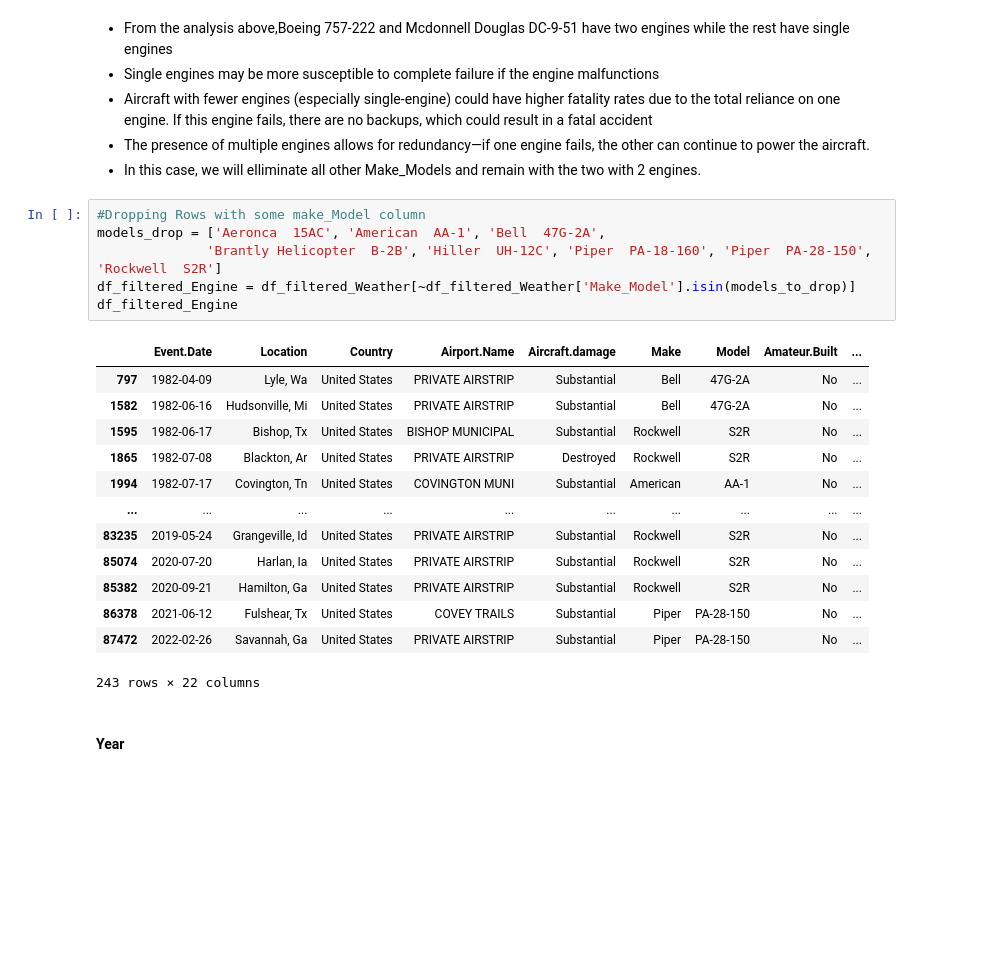
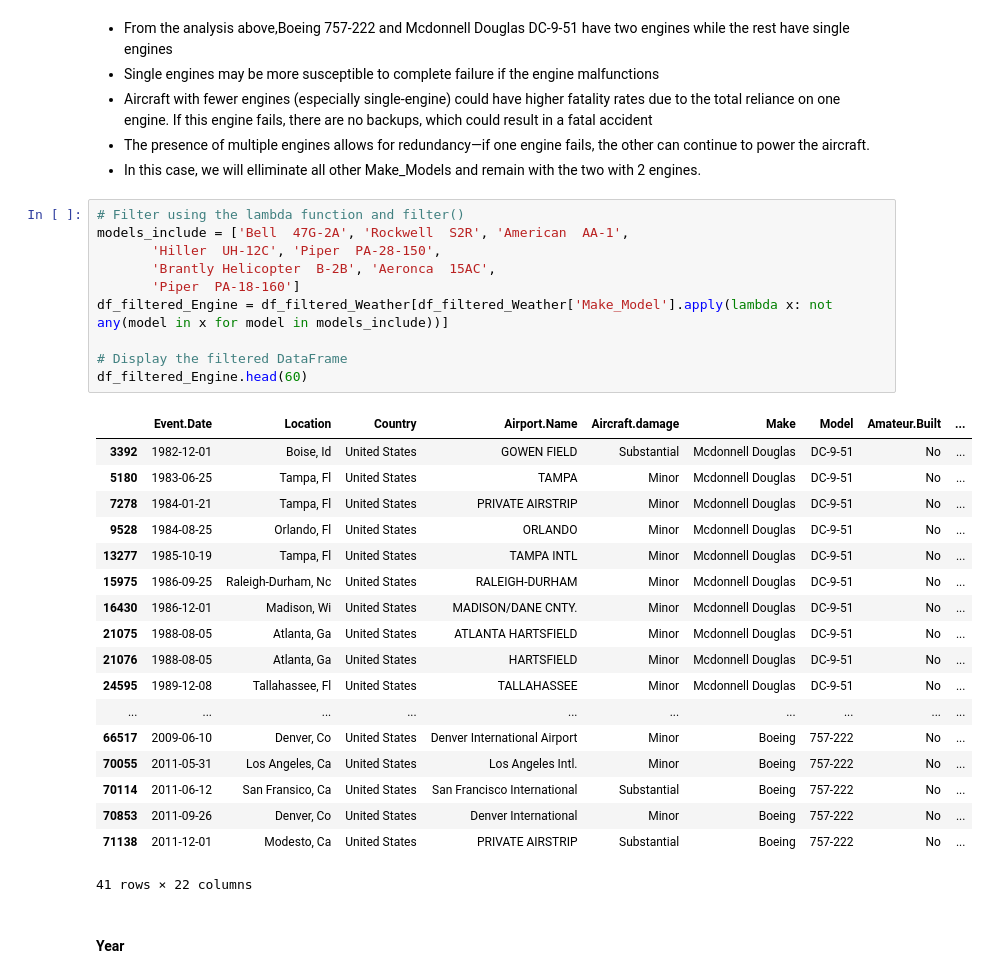
Before and after one commit to Lily-kwamboka/Aviation-Dataset-Analysis, a Jupyter notebook: Aviation.ipynb, the cells around one changed output. Drawn from its saved outputs; the diff is of its cells as text; blank space fills up the shorter version.

```diff
--- a/Aviation.ipynb
+++ b/Aviation.ipynb
@@ -1012,26 +1002,35 @@ print(df_Engine)
  - Aircraft with fewer engines (especially single-engine) could have higher fatality rates due to the total reliance on one engine. If this engine fails, there are no backups, which could result in a fatal accident
 - The presence of multiple engines allows for redundancy—if one engine fails, the other can continue to power the aircraft.
 - In this case, we will elliminate all other Make_Models and remain with the two with 2 engines.
-# %%
-#Dropping Rows with some make_Model column
-models_drop = ['Aeronca  15AC', 'American  AA-1', 'Bell  47G-2A',
-              'Brantly Helicopter  B-2B', 'Hiller  UH-12C', 'Piper  PA-18-160', 'Piper  PA-28-150', 'Rockwell  S2R']
-df_filtered_Engine = df_filtered_Weather[~df_filtered_Weather['Make_Model'].isin(models_to_drop)]
-df_filtered_Engine
-# %% [output]
-|  | Event.Date | Location | Country | Airport.Name | Aircraft.damage | Make | Model | Amateur.Built | ... |
-| 797 | 1982-04-09 | Lyle, Wa | United States | PRIVATE AIRSTRIP | Substantial | Bell | 47G-2A | No | ... |
-| 1582 | 1982-06-16 | Hudsonville, Mi | United States | PRIVATE AIRSTRIP | Substantial | Bell | 47G-2A | No | ... |
-| 1595 | 1982-06-17 | Bishop, Tx | United States | BISHOP MUNICIPAL | Substantial | Rockwell | S2R | No | ... |
-| 1865 | 1982-07-08 | Blackton, Ar | United States | PRIVATE AIRSTRIP | Destroyed | Rockwell | S2R | No | ... |
-| 1994 | 1982-07-17 | Covington, Tn | United States | COVINGTON MUNI | Substantial | American | AA-1 | No | ... |
-| ... | ... | ... | ... | ... | ... | ... | ... | ... | ... |
-| 83235 | 2019-05-24 | Grangeville, Id | United States | PRIVATE AIRSTRIP | Substantial | Rockwell | S2R | No | ... |
-| 85074 | 2020-07-20 | Harlan, Ia | United States | PRIVATE AIRSTRIP | Substantial | Rockwell | S2R | No | ... |
-| 85382 | 2020-09-21 | Hamilton, Ga | United States | PRIVATE AIRSTRIP | Substantial | Rockwell | S2R | No | ... |
-| 86378 | 2021-06-12 | Fulshear, Tx | United States | COVEY TRAILS | Substantial | Piper | PA-28-150 | No | ... |
-| 87472 | 2022-02-26 | Savannah, Ga | United States | PRIVATE AIRSTRIP | Substantial | Piper | PA-28-150 | No | ... |
-243 rows × 22 columns
+# %%
+# Filter using the lambda function and filter()
+models_include = ['Bell  47G-2A', 'Rockwell  S2R', 'American  AA-1',
+       'Hiller  UH-12C', 'Piper  PA-28-150',
+       'Brantly Helicopter  B-2B', 'Aeronca  15AC',
+       'Piper  PA-18-160']
+df_filtered_Engine = df_filtered_Weather[df_filtered_Weather['Make_Model'].apply(lambda x: not any(model in x for model in models_include))]
+
+# Display the filtered DataFrame
+df_filtered_Engine.head(60)
+# %% [output]
+|  | Event.Date | Location | Country | Airport.Name | Aircraft.damage | Make | Model | Amateur.Built | ... |
+| 3392 | 1982-12-01 | Boise, Id | United States | GOWEN FIELD | Substantial | Mcdonnell Douglas | DC-9-51 | No | ... |
+| 5180 | 1983-06-25 | Tampa, Fl | United States | TAMPA | Minor | Mcdonnell Douglas | DC-9-51 | No | ... |
+| 7278 | 1984-01-21 | Tampa, Fl | United States | PRIVATE AIRSTRIP | Minor | Mcdonnell Douglas | DC-9-51 | No | ... |
+| 9528 | 1984-08-25 | Orlando, Fl | United States | ORLANDO | Minor | Mcdonnell Douglas | DC-9-51 | No | ... |
+| 13277 | 1985-10-19 | Tampa, Fl | United States | TAMPA INTL | Minor | Mcdonnell Douglas | DC-9-51 | No | ... |
+| 15975 | 1986-09-25 | Raleigh-Durham, Nc | United States | RALEIGH-DURHAM | Minor | Mcdonnell Douglas | DC-9-51 | No | ... |
+| 16430 | 1986-12-01 | Madison, Wi | United States | MADISON/DANE CNTY. | Minor | Mcdonnell Douglas | DC-9-51 | No | ... |
+| 21075 | 1988-08-05 | Atlanta, Ga | United States | ATLANTA HARTSFIELD | Minor | Mcdonnell Douglas | DC-9-51 | No | ... |
+| 21076 | 1988-08-05 | Atlanta, Ga | United States | HARTSFIELD | Minor | Mcdonnell Douglas | DC-9-51 | No | ... |
+| 24595 | 1989-12-08 | Tallahassee, Fl | United States | TALLAHASSEE | Minor | Mcdonnell Douglas | DC-9-51 | No | ... |
+| ... | ... | ... | ... | ... | ... | ... | ... | ... | ... |
+| 66517 | 2009-06-10 | Denver, Co | United States | Denver International Airport | Minor | Boeing | 757-222 | No | ... |
+| 70055 | 2011-05-31 | Los Angeles, Ca | United States | Los Angeles Intl. | Minor | Boeing | 757-222 | No | ... |
+| 70114 | 2011-06-12 | San Fransico, Ca | United States | San Francisco International | Substantial | Boeing | 757-222 | No | ... |
+| 70853 | 2011-09-26 | Denver, Co | United States | Denver International | Minor | Boeing | 757-222 | No | ... |
+| 71138 | 2011-12-01 | Modesto, Ca | United States | PRIVATE AIRSTRIP | Substantial | Boeing | 757-222 | No | ... |
+41 rows × 22 columns
 # %% [markdown]
 #### Year
 # %%
```
Also changed, not shown: parts of 11 cells of this notebook, 13 other files.
